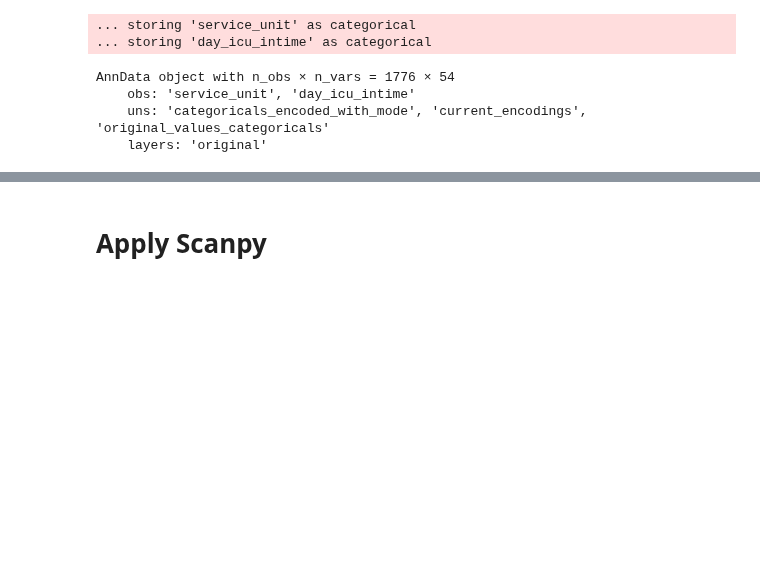
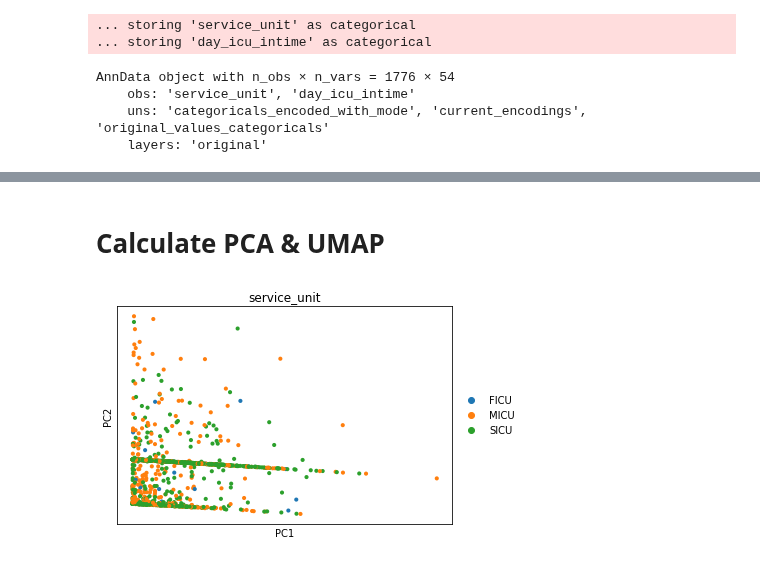
Before and after one commit to theislab/ehrapy, a Jupyter notebook: notebooks/EhrapyDemo.ipynb, the cells around one changed output, grey strips where cells are left out. Drawn from its saved outputs; the diff is of its cells as text; code cells hidden in the pictures; blank space fills up the shorter version.

```diff
--- a/notebooks/EhrapyDemo.ipynb
+++ b/notebooks/EhrapyDemo.ipynb
@@ -87,2 +93,4 @@ AnnData object with n_obs × n_vars = 1776 × 54
+# %%
+adata_3.X[np.isnan(adata_3.X)] = .0
 # %% [markdown]
-# Apply Scanpy
+# Calculate PCA & UMAP
@@ -88,0 +101,4 @@ AnnData object with n_obs × n_vars = 1776 × 54
+# %%
+sc.pl.pca(adata_3, color="service_unit")
+# %% [output]
+[figure, added]
```
Also changed, not shown: parts of 8 cells of this notebook, 1 other file.
